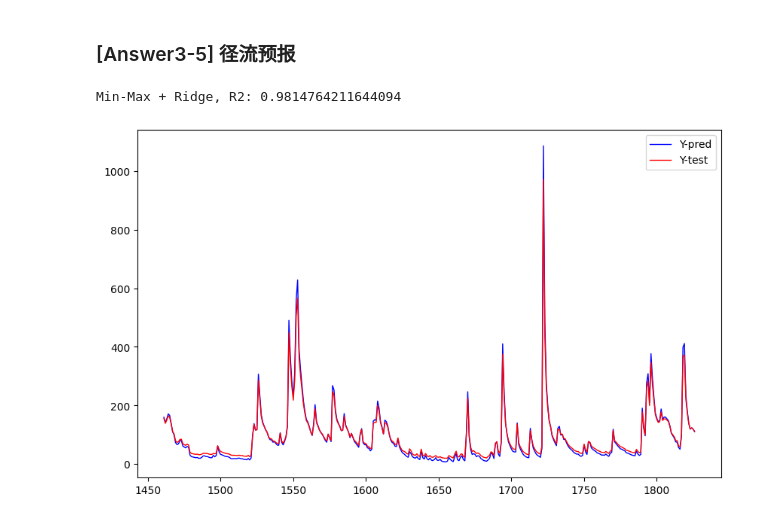
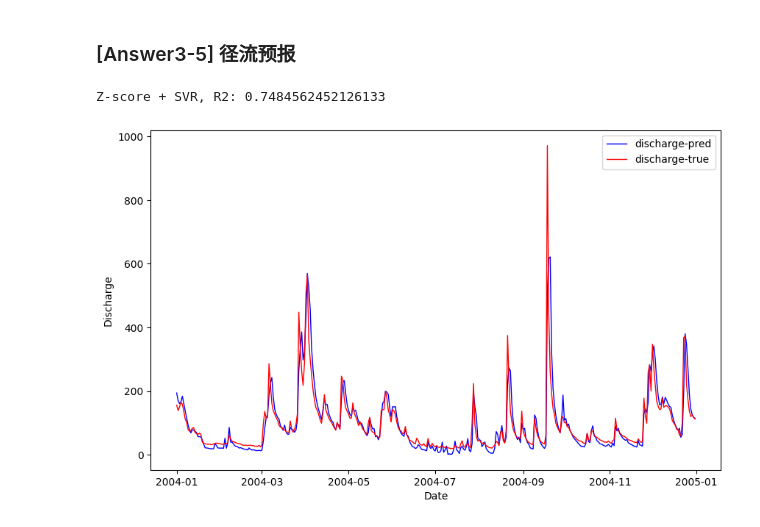
Before and after one commit to sslime336/RunoffPrediction, a Jupyter notebook: src/main.ipynb, the cells around one changed output. Drawn from its saved outputs; the diff is of its cells as text; code cells hidden in the pictures.

```diff
--- a/src/main.ipynb
+++ b/src/main.ipynb
@@ -382,12 +371,12 @@ print(f"[SVR] R2: {SVR_r2()}")
 models = {
     "Ridge": Ridge(),
     "KNN": KNeighborsRegressor(),
-    # "SVR": SVR(),
+    "SVR": SVR(),
 }
 param_grids = {
-    "Ridge": {"alpha": np.arange(800, 1000, 1)},
-    "KNN": {"n_neighbors": np.arange(1, 100, 1)},
-    # "SVR": {"C": [0.1, 1, 10], "kernel": ['linear', 'poly', 'rbf', 'sigmoid', 'precomputed']},
+    "Ridge": {"alpha": np.arange(1, 20, 0.1)},
+    "KNN": {"n_neighbors": np.arange(1, 5, 1)},
+    "SVR": {"C": np.arange(3, 20, 1), "kernel": ['rbf', 'sigmoid', 'linear', 'poly',]},
 }
 
 best_models = {}
@@ -396,15 +385,15 @@ for model_name in models:
         models[model_name],
         param_grids[model_name],
         cv=3,
-        scoring="neg_mean_squared_error",
+        scoring="r2",
     )
     grid_search.fit(x_train, y_train)
     best_models[model_name] = grid_search.best_estimator_
-    print(f"best alpha: {grid_search.best_params_}")
+    print(f"[{model_name}] Best param: {grid_search.best_params_}")
 
 for model_name in best_models:
     model = best_models[model_name]
     y_pred = model.predict(x_test)
-    r2 = r2_score(y_test, y_pred)
+    r2 = r2_score(y_true, y_pred)
     print(f"[{model_name}] R2: {r2}")
 # %% [output]
@@ -517,18 +563,27 @@ Best combination: Min-Max + Ridge, R2: 0.9814764211644094
 # %% [markdown]
 ### [Answer3-5] 径流预报
 # %%
-y_test, y_pred = draw_data[f'{best_method}+{best_model}']
-print(f"{best_method} + {best_model}, R2: {r2_score(y_test, y_pred)}")
+y_true, y_pred = draw_data[f'{best_method}+{best_model}']
+print(f"{best_method} + {best_model}, R2: {r2_score(y_true, y_pred)}")
 
-y_test = pd.DataFrame(data=y_test, index=y_test.index, columns=['Discharge'])
-y_test_cp = y_test.copy()
+y_true = pd.DataFrame(data=y_true, index=y_true.index, columns=['Discharge'])
+y_test_cp = y_true.copy()
 y_test_cp['Discharge'] = y_pred
 
+def rewrite_index(df: pd.DataFrame) -> pd.DataFrame:
+    df.insert(0, column="Date", value=pd.to_datetime(draw_data_index, unit="s"))
+    return df.set_index("Date")
+
+y_test_cp = rewrite_index(y_test_cp)
+y_true = rewrite_index(y_true)
+
 plt.figure(figsize=(10, 6))
-plt.plot(y_test_cp.index, y_test_cp, label="Y-pred", color='b', linewidth=1.)
-plt.plot(y_test.index, y_test, label="Y-test", color='r', linewidth=1.)
+plt.plot(y_test_cp.index, y_test_cp, label="discharge-pred", color='b', linewidth=1.)
+plt.plot(y_true.index, y_true, label="discharge-true", color='r', linewidth=1.)
+plt.xlabel('Date')
+plt.ylabel('Discharge')
 plt.legend()
 plt.show()
 # %% [output]
-Min-Max + Ridge, R2: 0.9814764211644094
+Z-score + SVR, R2: 0.7484562452126133
-[figure, old version]
+[figure, new version]
```
Also changed, not shown: parts of 19 cells of this notebook, 1 other file.
